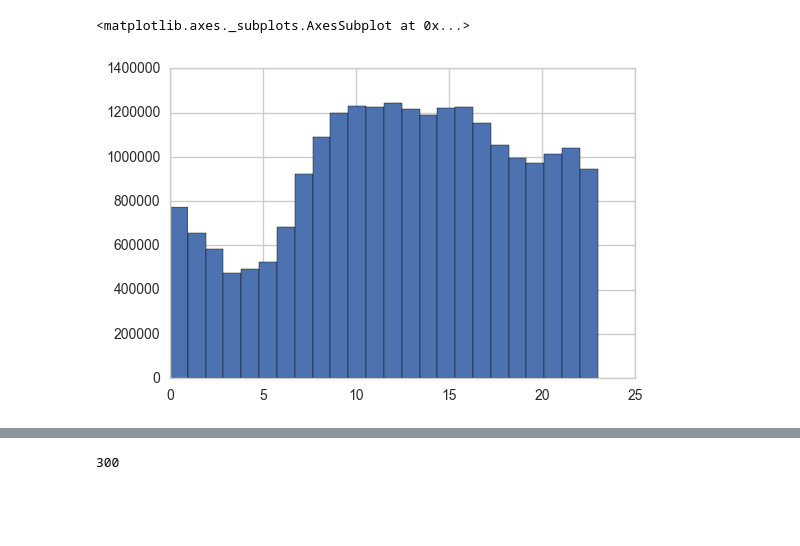
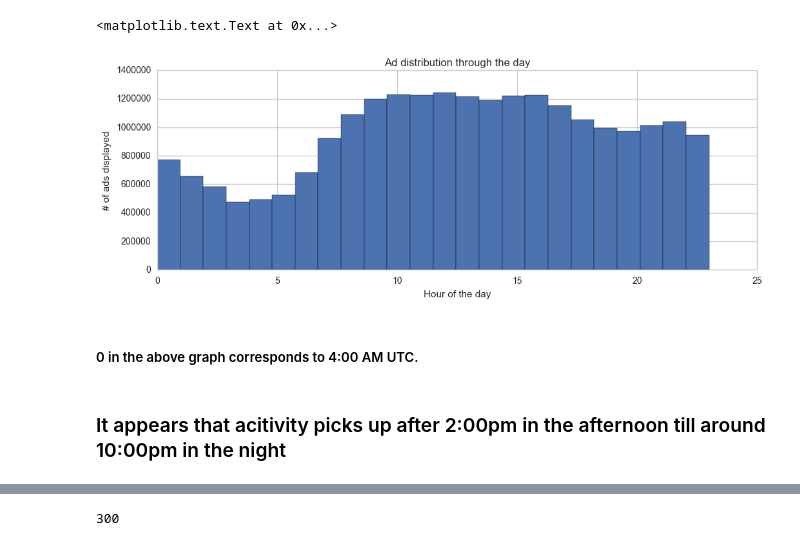
Before and after one commit to vishalchangrani/outbrain, a Jupyter notebook: Outbrain.ipynb, the cells around one changed output, grey strips where cells are left out. Drawn from its saved outputs; the diff is of its cells as text; code cells hidden in the pictures; blank space fills up the shorter version.

```diff
--- a/Outbrain.ipynb
+++ b/Outbrain.ipynb
@@ -46,8 +75,16 @@ timestamps.hist(bins=15)
 # %%
 ## normalization to start of hour
 timestamps_hrly = (events_df.timestamp // (3600 * 1000)) % 24
-# %%
-timestamps_hrly.hist(bins=24)
-# %% [output]
-<matplotlib.axes._subplots.AxesSubplot at 0x...>
-[figure, removed]
+# %%
+plt.figure(figsize=(12,4))
+ax = timestamps_hrly.hist(bins=24)
+ax.set_xlabel("Hour of the day")
+ax.set_ylabel("# of ads displayed")
+plt.title("Ad distribution through the day")
+# %% [output]
+<matplotlib.text.Text at 0x...>
+[figure, added]
+# %% [markdown]
+##### 0 in the above graph corresponds to 4:00 AM UTC.
+# %% [markdown]
+### It appears that acitivity picks up after 2:00pm in the afternoon till around 10:00pm in the night
```
Also changed, not shown: parts of 47 cells of this notebook.
